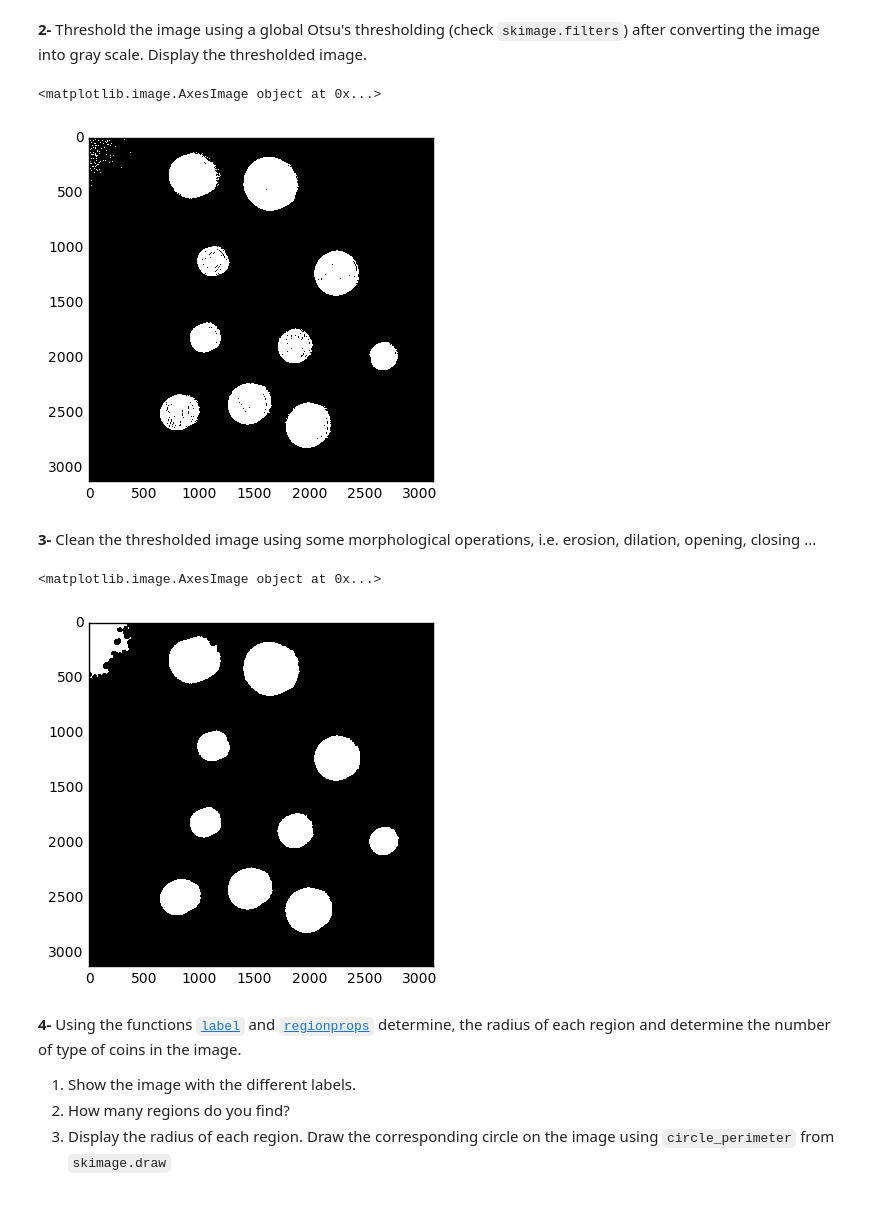
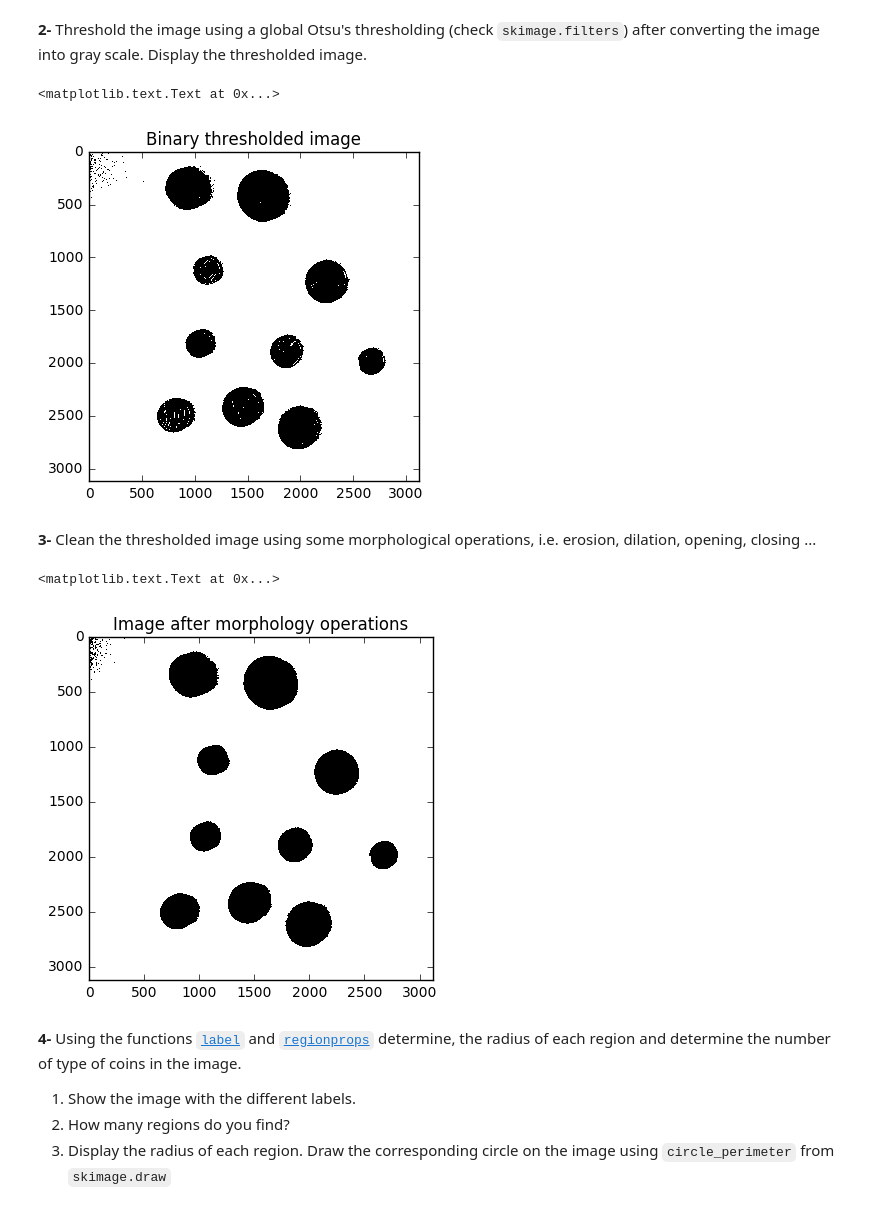
Before and after one commit to daniejianah/B31XB-IIP-TP-1718, a Jupyter notebook: 5-morpho-segmentation/5-morpho-segmentation.ipynb, the cells around one changed output. Cells and saved outputs as stored; diff of their text form; code cells hidden in the pictures.

```diff
--- a/5-morpho-segmentation/5-morpho-segmentation.ipynb
+++ b/5-morpho-segmentation/5-morpho-segmentation.ipynb
@@ -160,29 +163,35 @@ ax1.set_title('Coin image rescaled by a factor of 4')
 # %%
 from skimage import filters
 from skimage.filters import threshold_otsu
 #Convert the image in gray scale
 Coin_grey = rgb2gray(Coin_im)
-
+io.imshow(Coin_grey)
+plt.title('Grayscale image'
+         )
 #Apply Otsu's thresolding
-threshold_otsu = threshold_otsu(Coin_grey,255)
-Coin_threshold  = Coin_grey <= threshold_otsu
+threshold_otsu = threshold_otsu(Coin_grey)
+Coin_threshold  = Coin_grey >= threshold_otsu
 
 #display the binary image
-io.imshow(global_otsu)
+io.imshow(Coin_threshold)
+plt.title('Binary thresholded image')
 # %% [output]
-<matplotlib.image.AxesImage object at 0x...>
+<matplotlib.text.Text at 0x...>
-[figure, old version]
+[figure, new version]
 # %% [markdown]
 **3-** Clean the  thresholded image using some morphological operations, i.e. erosion, dilation, opening, closing ...
 # %%
 # Applying opening on the thresholded image
-clean1= closing(Coin_threshold , disk(20))
-clean2= opening(Coin_threshold , disk(1))
+clean = closing(Coin_threshold , disk(1))
+clean = opening(clean , disk(5))
+clean1 = closing(clean , disk(3))
 
-io.imshow(clean1)
+plt.figure()
+imshow(clean)
+plt.title('Image after morphology operations')
 # %% [output]
-<matplotlib.image.AxesImage object at 0x...>
+<matplotlib.text.Text at 0x...>
-[figure, old version]
+[figure, new version]
 # %% [markdown]
 **4-** Using the functions [`label`](http://scikit-image.org/docs/stable/api/skimage.measure.html#skimage.measure.label) and [`regionprops`](http://scikit-image.org/docs/stable/api/skimage.measure.html#skimage.measure.regionprops) determine, the radius of each region and determine the number of type of coins in the image.
 
```
Also changed, not shown: parts of 7 cells of this notebook.
